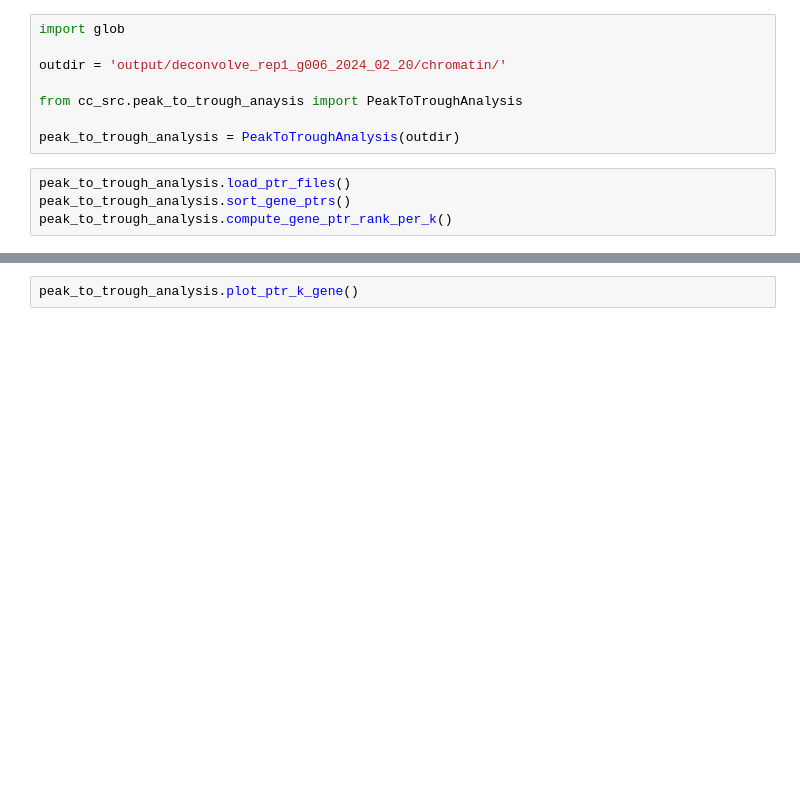
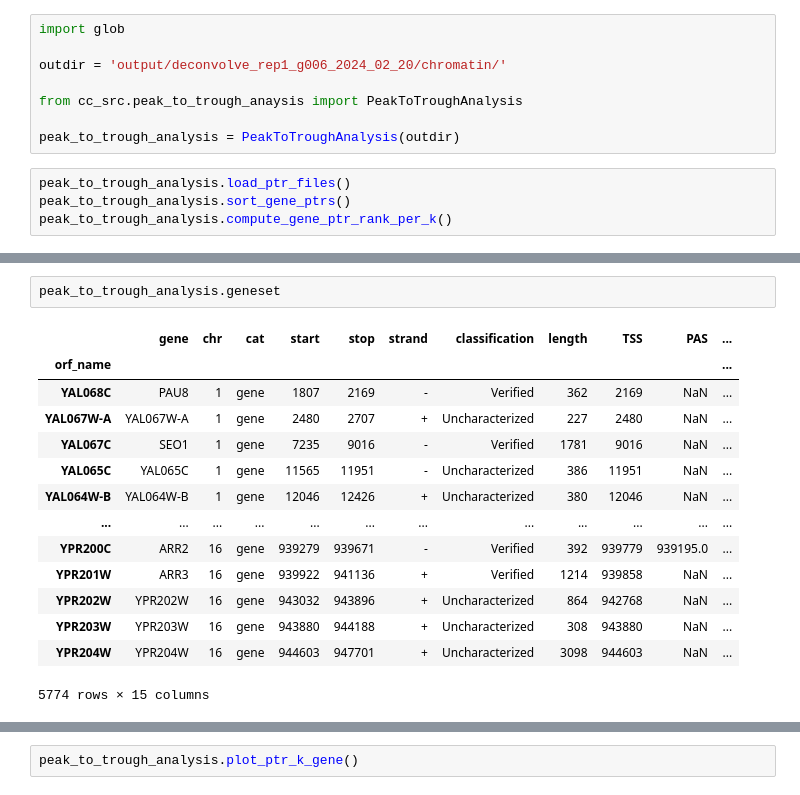
Before and after one commit to HarteminkLab/cell-cycle-deconv, a Jupyter notebook: 19_Chromatin_PTR_Analysis.ipynb, the cells around one changed output, grey strips where cells are left out. Drawn from its saved outputs; the diff is of its cells as text; blank space fills up the shorter version.

Commit message:
Add temporary fix for missing 1007 genes

```diff
--- a/19_Chromatin_PTR_Analysis.ipynb
+++ b/19_Chromatin_PTR_Analysis.ipynb
@@ -50,0 +34,17 @@ peak_to_trough_analysis.undropped_ptrs_df
+# %%
+peak_to_trough_analysis.geneset
+# %% [output]
+|  | gene | chr | cat | start | stop | strand | classification | length | TSS | PAS | ... |
+| orf_name |  |  |  |  |  |  |  |  |  |  | ... |
+| YAL068C | PAU8 | 1 | gene | 1807 | 2169 | - | Verified | 362 | 2169 | NaN | ... |
+| YAL067W-A | YAL067W-A | 1 | gene | 2480 | 2707 | + | Uncharacterized | 227 | 2480 | NaN | ... |
+| YAL067C | SEO1 | 1 | gene | 7235 | 9016 | - | Verified | 1781 | 9016 | NaN | ... |
+| YAL065C | YAL065C | 1 | gene | 11565 | 11951 | - | Uncharacterized | 386 | 11951 | NaN | ... |
+| YAL064W-B | YAL064W-B | 1 | gene | 12046 | 12426 | + | Uncharacterized | 380 | 12046 | NaN | ... |
+| ... | ... | ... | ... | ... | ... | ... | ... | ... | ... | ... | ... |
+| YPR200C | ARR2 | 16 | gene | 939279 | 939671 | - | Verified | 392 | 939779 | 939195.0 | ... |
+| YPR201W | ARR3 | 16 | gene | 939922 | 941136 | + | Verified | 1214 | 939858 | NaN | ... |
+| YPR202W | YPR202W | 16 | gene | 943032 | 943896 | + | Uncharacterized | 864 | 942768 | NaN | ... |
+| YPR203W | YPR203W | 16 | gene | 943880 | 944188 | + | Uncharacterized | 308 | 943880 | NaN | ... |
+| YPR204W | YPR204W | 16 | gene | 944603 | 947701 | + | Uncharacterized | 3098 | 944603 | NaN | ... |
+5774 rows × 15 columns
```
Also changed, not shown: parts of 2 cells of this notebook, 7 other files.
